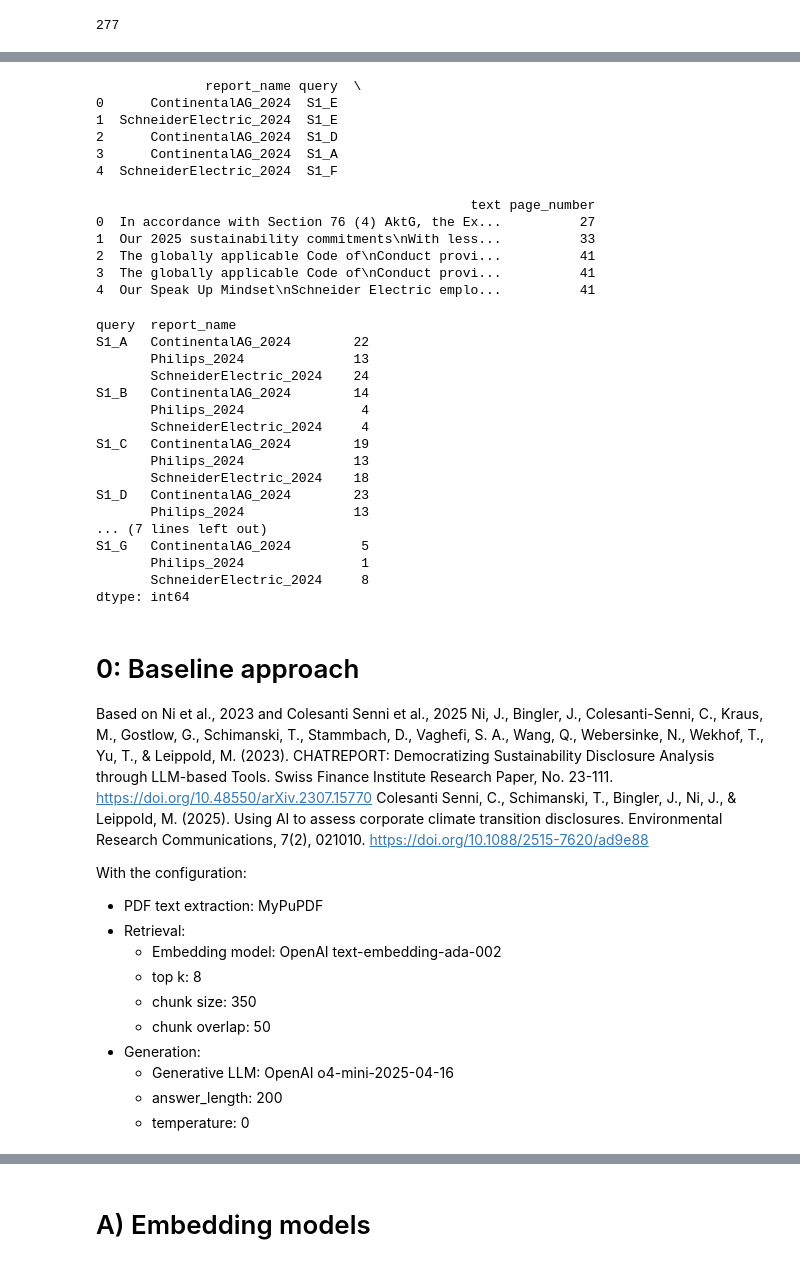
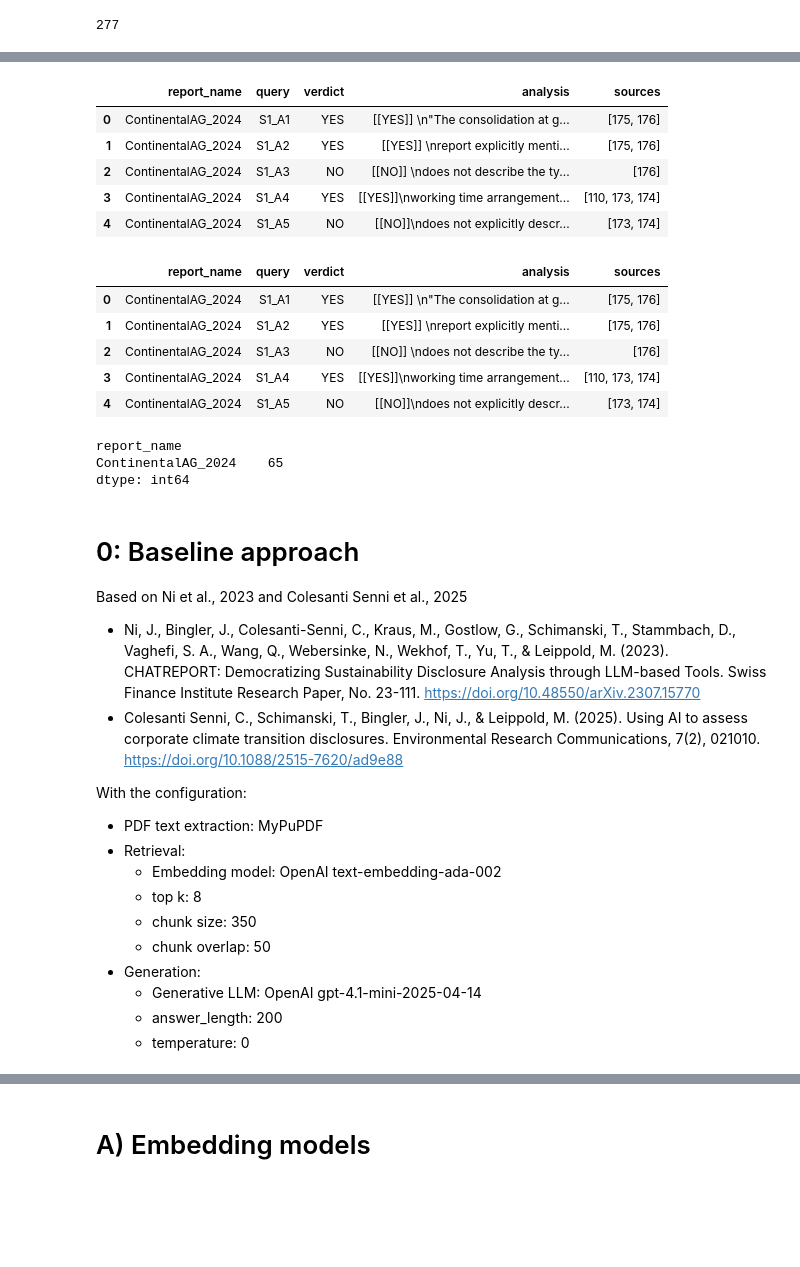
Before and after one commit to JulianaTonn/esrs-disclosure-analysis, a Jupyter notebook: exploration/RAG_performance_evaluation.ipynb, the cells around one changed output, grey strips where cells are left out. Cells and saved outputs as stored; diff of their text form; code cells hidden in the pictures; blank space fills up the shorter version.

```diff
--- a/exploration/RAG_performance_evaluation.ipynb
+++ b/exploration/RAG_performance_evaluation.ipynb
@@ -86,39 +121,28 @@ sample_list = ['ContinentalAG_2024', 'SchneiderElectric_2024', 'Philips_2024']
 # %%
 # Read in the manually hand coded validation set (based on the sample reports)
 validation_set = pd.read_excel('validation_dataset.xlsx')
-print(validation_set.head())
+validation_set.head()
 # %% [output]
-              report_name query  \
-0      ContinentalAG_2024  S1_E
-1  SchneiderElectric_2024  S1_E
-2      ContinentalAG_2024  S1_D
-3      ContinentalAG_2024  S1_A
-4  SchneiderElectric_2024  S1_F
-
-                                                text page_number
-0  In accordance with Section 76 (4) AktG, the Ex...          27
-1  Our 2025 sustainability commitments\nWith less...          33
-2  The globally applicable Code of\nConduct provi...          41
-3  The globally applicable Code of\nConduct provi...          41
-4  Our Speak Up Mindset\nSchneider Electric emplo...          41
+|  | report_name | query | verdict | analysis | sources |
+| 0 | ContinentalAG_2024 | S1_A1 | YES | [[YES]] \n"The consolidation at g... | [175, 176] |
+| 1 | ContinentalAG_2024 | S1_A2 | YES | [[YES]] \nreport explicitly menti... | [175, 176] |
+| 2 | ContinentalAG_2024 | S1_A3 | NO | [[NO]] \ndoes not describe the ty... | [176] |
+| 3 | ContinentalAG_2024 | S1_A4 | YES | [[YES]]\nworking time arrangement... | [110, 173, 174] |
+| 4 | ContinentalAG_2024 | S1_A5 | NO | [[NO]]\ndoes not explicitly descr... | [173, 174] |
+# %%
+validation_set = validation_set[validation_set['report_name'] == 'ContinentalAG_2024']
+validation_set.head()
+# %% [output]
+|  | report_name | query | verdict | analysis | sources |
+| 0 | ContinentalAG_2024 | S1_A1 | YES | [[YES]] \n"The consolidation at g... | [175, 176] |
+| 1 | ContinentalAG_2024 | S1_A2 | YES | [[YES]] \nreport explicitly menti... | [175, 176] |
+| 2 | ContinentalAG_2024 | S1_A3 | NO | [[NO]] \ndoes not describe the ty... | [176] |
+| 3 | ContinentalAG_2024 | S1_A4 | YES | [[YES]]\nworking time arrangement... | [110, 173, 174] |
+| 4 | ContinentalAG_2024 | S1_A5 | NO | [[NO]]\ndoes not explicitly descr... | [173, 174] |
 # %%
 # check for consistency in the validation set
-print(validation_set.groupby(['query', 'report_name' ]).size())
+print(validation_set.groupby(['report_name' ]).size())
 # %% [output]
-query  report_name
-S1_A   ContinentalAG_2024        22
-       Philips_2024              13
-       SchneiderElectric_2024    24
-S1_B   ContinentalAG_2024        14
-       Philips_2024               4
-       SchneiderElectric_2024     4
-S1_C   ContinentalAG_2024        19
-       Philips_2024              13
-       SchneiderElectric_2024    18
-S1_D   ContinentalAG_2024        23
-       Philips_2024              13
-... (7 lines left out)
-S1_G   ContinentalAG_2024         5
-       Philips_2024               1
-       SchneiderElectric_2024     8
+report_name
+ContinentalAG_2024    65
 dtype: int64
@@ -125,8 +205,8 @@ dtype: int64
 # %% [markdown]
 # 0: Baseline approach
 Based on Ni et al., 2023 and Colesanti Senni et al., 2025
-    Ni, J., Bingler, J., Colesanti-Senni, C., Kraus, M., Gostlow, G., Schimanski, T., Stammbach, D., Vaghefi, S. A., Wang, Q., Webersinke, N., Wekhof, T., Yu, T., & Leippold, M. (2023). CHATREPORT: Democratizing Sustainability Disclosure Analysis through LLM-based Tools. Swiss Finance Institute Research Paper, No. 23-111. https://doi.org/10.48550/arXiv.2307.15770
-    Colesanti Senni, C., Schimanski, T., Bingler, J., Ni, J., & Leippold, M. (2025). Using AI to assess corporate climate transition disclosures. Environmental Research Communications, 7(2), 021010. https://doi.org/10.1088/2515-7620/ad9e88
+- Ni, J., Bingler, J., Colesanti-Senni, C., Kraus, M., Gostlow, G., Schimanski, T., Stammbach, D., Vaghefi, S. A., Wang, Q., Webersinke, N., Wekhof, T., Yu, T., & Leippold, M. (2023). CHATREPORT: Democratizing Sustainability Disclosure Analysis through LLM-based Tools. Swiss Finance Institute Research Paper, No. 23-111. https://doi.org/10.48550/arXiv.2307.15770
+- Colesanti Senni, C., Schimanski, T., Bingler, J., Ni, J., & Leippold, M. (2025). Using AI to assess corporate climate transition disclosures. Environmental Research Communications, 7(2), 021010. https://doi.org/10.1088/2515-7620/ad9e88
 
 With the configuration:
 - PDF text extraction: MyPuPDF
@@ -136,6 +216,6 @@ With the configuration:
     - chunk size: 350
     - chunk overlap: 50
 - Generation:
-    - Generative LLM: OpenAI o4-mini-2025-04-16
+    - Generative LLM: OpenAI gpt-4.1-mini-2025-04-14
     - answer_length: 200
     - temperature: 0
```
Also changed, not shown: parts of 34 cells of this notebook, 4 other files.
